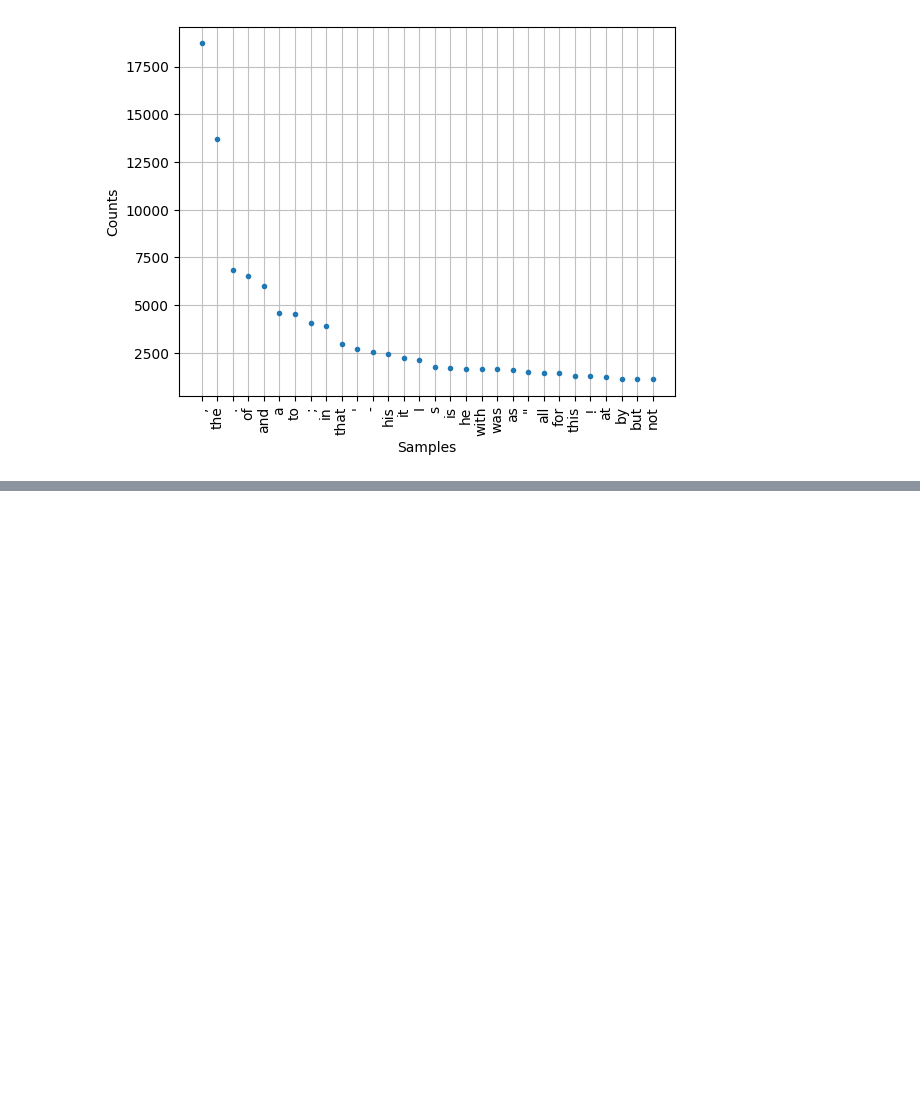
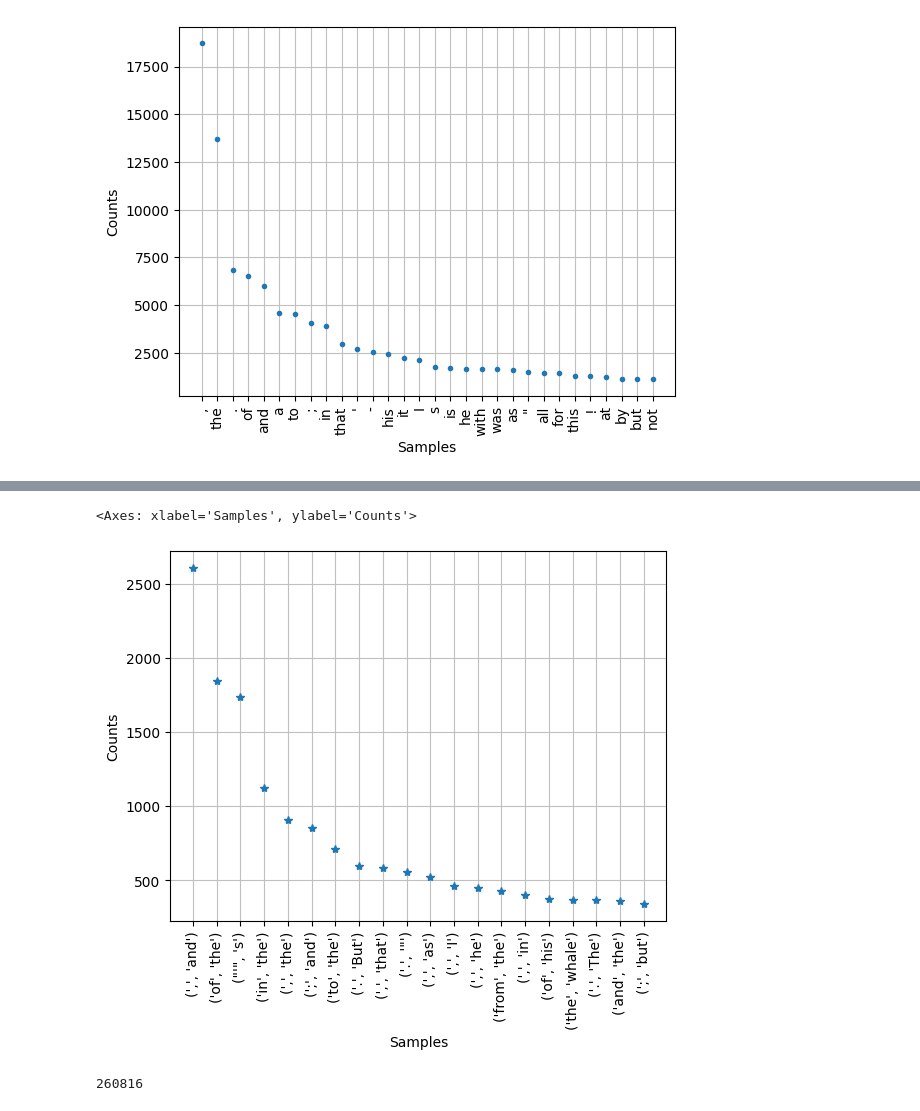
Before and after one commit to JuanHigueraC/Fundamentos_NLP_nltk_y_Spacy, a Jupyter notebook: Codigos/Estadisticas del lenguaje.ipynb, the cells around one changed output, grey strips where cells are left out. Cells and saved outputs as stored; diff of their text form; code cells hidden in the pictures; blank space fills up the shorter version.

Commit message:
se calcularon bigramas y colocaciones en el notebook de estadísticas del lenguaje

```diff
--- a/Codigos/Estadisticas del lenguaje.ipynb
+++ b/Codigos/Estadisticas del lenguaje.ipynb
@@ -106,0 +122,14 @@ fdist.plot(30, ls = 'none', marker = '.')
+# %%
+bigramas_text1 = list(bigrams(text1))
+fdist_bigrams = FreqDist(bigramas_text1)
+# %%
+fdist_bigrams.plot(20,ls='none',marker = '*')
+# %% [output]
+<Axes: xlabel='Samples', ylabel='Counts'>
+[figure, added]
+# %%
+from nltk.util import ngrams
+ngrams = list(ngrams(text1,4))
+print(len(ngrams))
+# %% [output]
+260816
```
Also changed, not shown: parts of 9 cells of this notebook.
